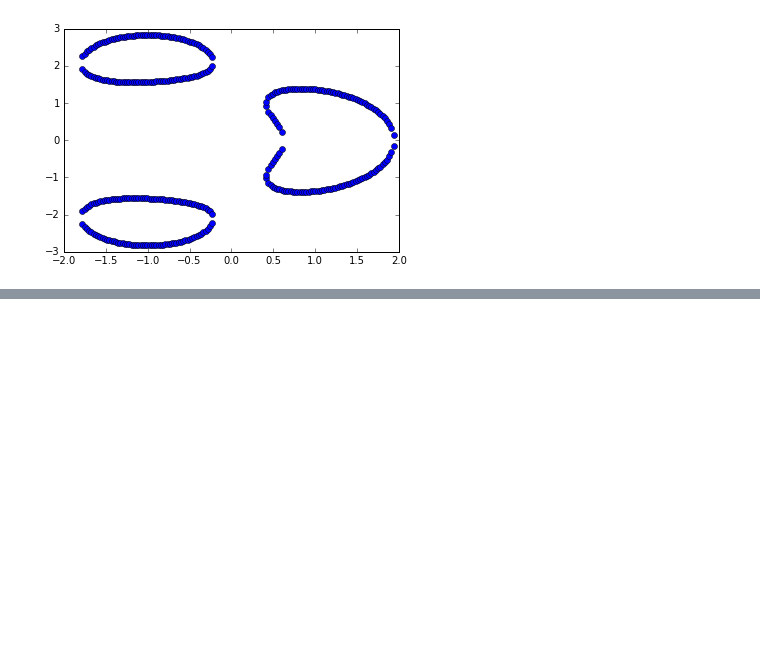
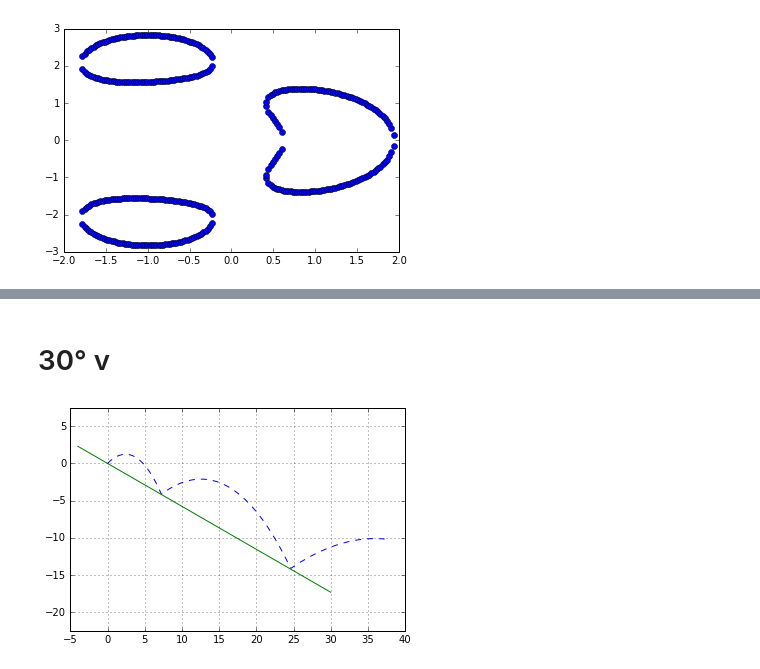
Before and after one commit to JavierMarmol/Tareas, a Jupyter notebook: Tarea 2.ipynb, the cells around one changed output, grey strips where cells are left out. Cells and saved outputs as stored; diff of their text form; code cells hidden in the pictures; blank space fills up the shorter version.

```diff
--- a/Tarea 2.ipynb
+++ b/Tarea 2.ipynb
@@ -520,0 +251,12 @@ array([[1, 2],
+# %% [markdown]
+# 30° v
+# %%
+trayectoria = tiro([0,0,5,5],50,pi/6,fric_v)
+
+plot(trayectoria[:,0],trayectoria[:,1],'--')
+x = linspace(-4,30)
+plot(x,-tan(pi/6)*x)
+plt.axis('equal')
+grid(True)
+# %% [output]
+[figure, added]
```
Also changed, not shown: parts of 65 cells of this notebook.
